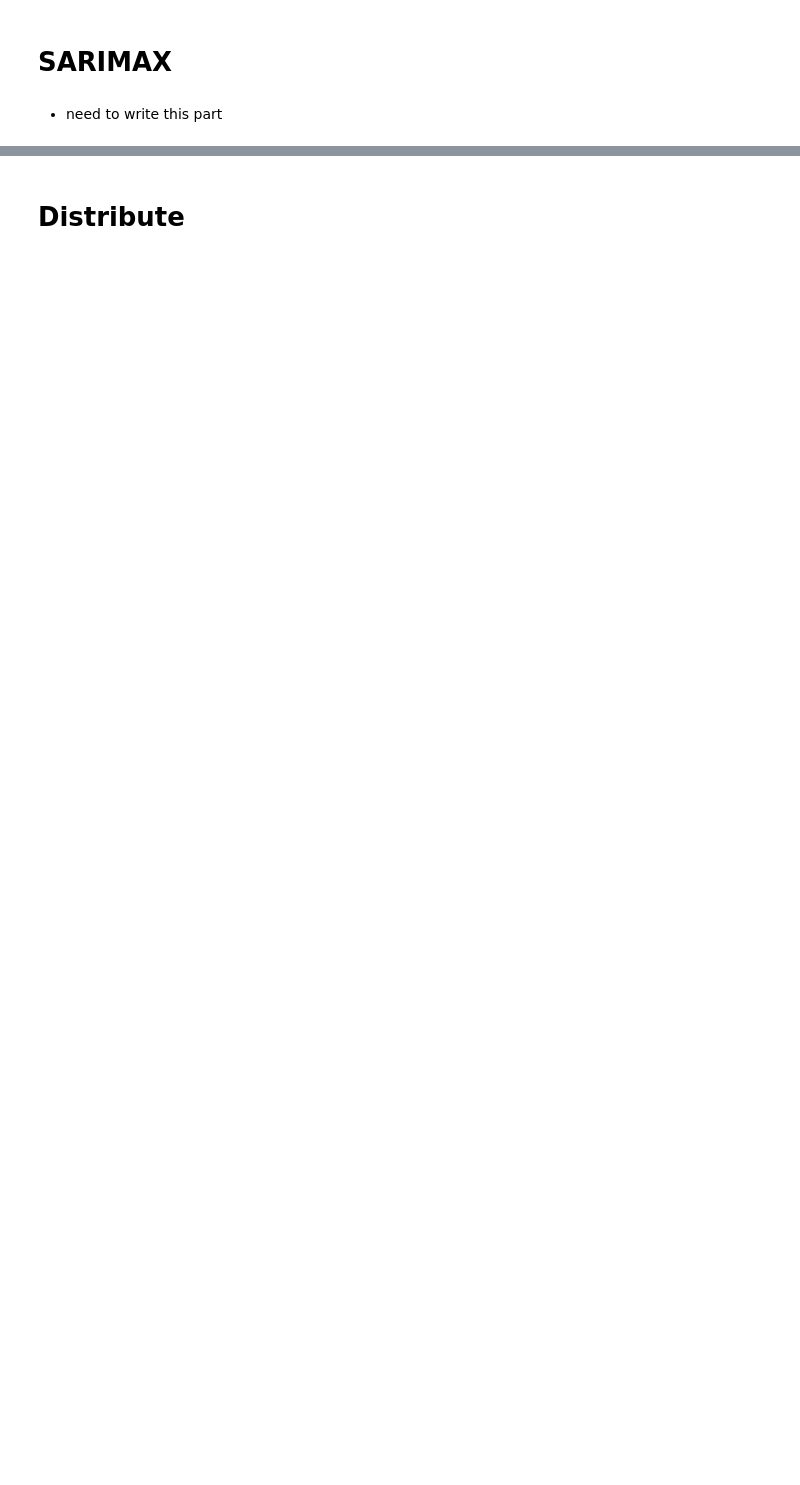
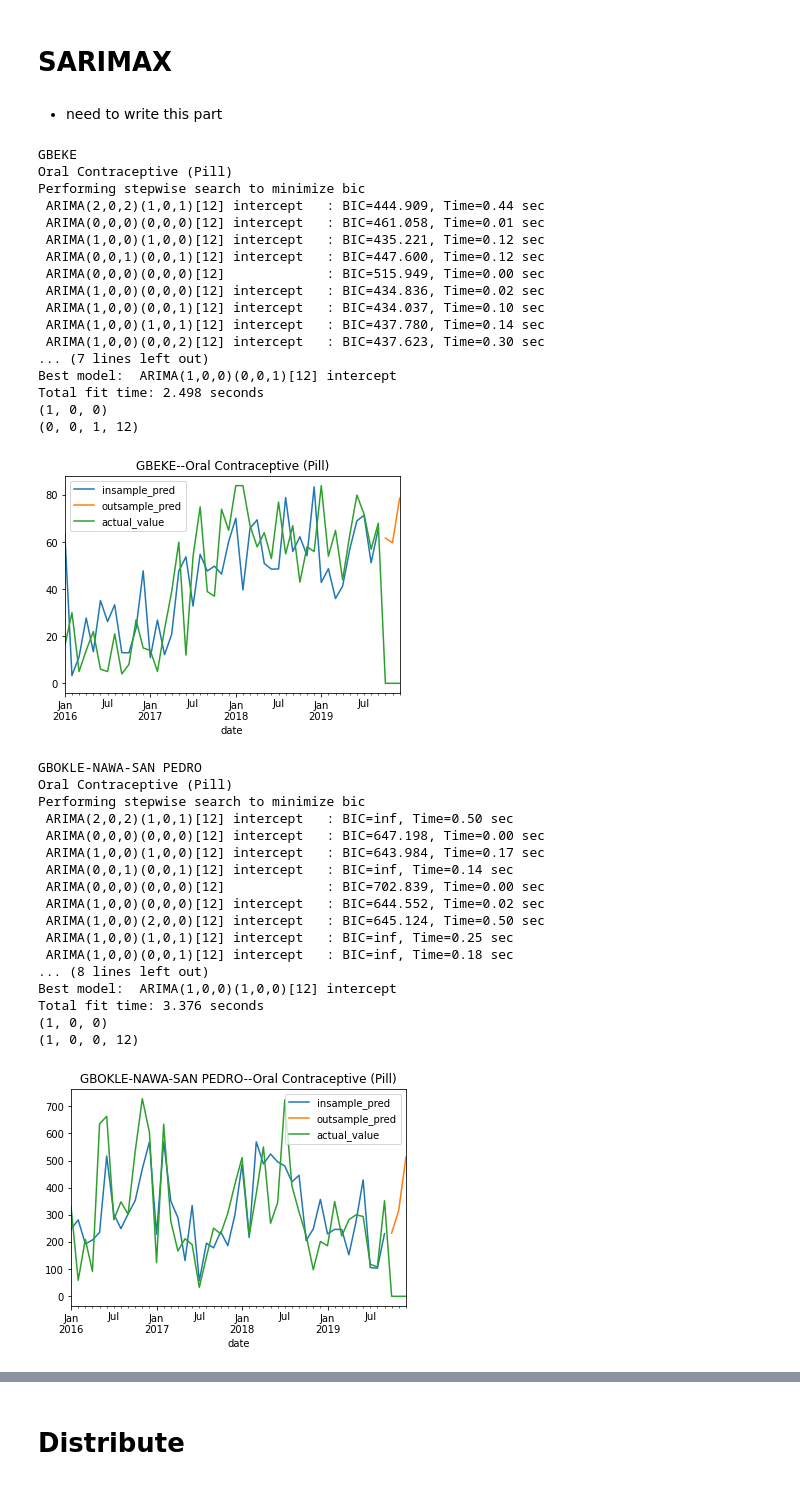
Before and after one commit to herbsh/USAID_Forecast_submit, a Jupyter notebook: 1_code/model_SARIMAX_Distribute_regionproducttype.ipynb, the cells around one changed output, grey strips where cells are left out. Saved outputs shown, nothing was run; the diff lists cells and outputs as text; code cells hidden in the pictures; blank space fills up the shorter version.

```diff
--- a/1_code/model_SARIMAX_Distribute_regionproducttype.ipynb
+++ b/1_code/model_SARIMAX_Distribute_regionproducttype.ipynb
@@ -27,0 +87,11 @@ contraceptive_logistics=contraceptive_logistics.sort_values('date')
+# %%
+product_agg_sum=contraceptive_logistics.groupby(['region','product_type','date'])['stock_distributed'].sum()
+df_product_agg_sum=pd.DataFrame(data=product_agg_sum)
+df_product_agg_sum=df_product_agg_sum.reset_index()
+# %%
+col_continuous=contraceptive_logistics.columns[10:-1].to_list()
+col_continuous.remove('site_type')
+
+for col in col_continuous:
+    print(col)
+    df_product_agg_sum[col]=pd.DataFrame(data=contraceptive_logistics.groupby(['region','product_type','date'])[col].mean().values)
@@ -29,3 +118,60 @@ contraceptive_logistics=contraceptive_logistics.sort_values('date')
 # SARIMAX
 # %% [markdown]
 - need to write this part
+# %%
+col_exog=col_continuous
+# %%
+# test a few
+df_pred_region_product_type=pd.DataFrame()
+for region in df_product_agg_sum['region'].unique()[6:8] :
+    df1=df_product_agg_sum[df_product_agg_sum['region']==region];
+    for product_type in df1['product_type'].unique()[6:8]:
+        df2=df1[df1['product_type']==product_type].copy();
+        df2['date']=pd.to_datetime(df2['date']);
+        df2=df2.set_index(['date']);
+        df2=df2.resample('MS').fillna('nearest')
+        print(region)
+        print(product_type)
+        #fit_and_plot_forecast(df2)
+        if(len(df2)>10):
+            [order,seasonal_order]=auto_arima(df2,col_exog);
+            #result_piece= predict_sarimax(df2,order,seasonal_order,col_exog);
+            result_piece= predict_sarimax(df2,order,seasonal_order,col_exog,plot=1);
+            df_pred_region_product_type=pd.concat([df_pred_region_product_type,result_piece])
+# %% [output]
+GBEKE
+Oral Contraceptive (Pill)
+Performing stepwise search to minimize bic
+ ARIMA(2,0,2)(1,0,1)[12] intercept   : BIC=444.909, Time=0.44 sec
+ ARIMA(0,0,0)(0,0,0)[12] intercept   : BIC=461.058, Time=0.01 sec
+ ARIMA(1,0,0)(1,0,0)[12] intercept   : BIC=435.221, Time=0.12 sec
+ ARIMA(0,0,1)(0,0,1)[12] intercept   : BIC=447.600, Time=0.12 sec
+ ARIMA(0,0,0)(0,0,0)[12]             : BIC=515.949, Time=0.00 sec
+ ARIMA(1,0,0)(0,0,0)[12] intercept   : BIC=434.836, Time=0.02 sec
+ ARIMA(1,0,0)(0,0,1)[12] intercept   : BIC=434.037, Time=0.10 sec
+ ARIMA(1,0,0)(1,0,1)[12] intercept   : BIC=437.780, Time=0.14 sec
+ ARIMA(1,0,0)(0,0,2)[12] intercept   : BIC=437.623, Time=0.30 sec
+... (7 lines left out)
+Best model:  ARIMA(1,0,0)(0,0,1)[12] intercept
+Total fit time: 2.498 seconds
+(1, 0, 0)
+(0, 0, 1, 12)
+[figure, added]
+GBOKLE-NAWA-SAN PEDRO
+Oral Contraceptive (Pill)
+Performing stepwise search to minimize bic
+ ARIMA(2,0,2)(1,0,1)[12] intercept   : BIC=inf, Time=0.50 sec
+ ARIMA(0,0,0)(0,0,0)[12] intercept   : BIC=647.198, Time=0.00 sec
+ ARIMA(1,0,0)(1,0,0)[12] intercept   : BIC=643.984, Time=0.17 sec
+ ARIMA(0,0,1)(0,0,1)[12] intercept   : BIC=inf, Time=0.14 sec
+ ARIMA(0,0,0)(0,0,0)[12]             : BIC=702.839, Time=0.00 sec
+ ARIMA(1,0,0)(0,0,0)[12] intercept   : BIC=644.552, Time=0.02 sec
+ ARIMA(1,0,0)(2,0,0)[12] intercept   : BIC=645.124, Time=0.50 sec
+ ARIMA(1,0,0)(1,0,1)[12] intercept   : BIC=inf, Time=0.25 sec
+ ARIMA(1,0,0)(0,0,1)[12] intercept   : BIC=inf, Time=0.18 sec
+... (8 lines left out)
+Best model:  ARIMA(1,0,0)(1,0,0)[12] intercept
+Total fit time: 3.376 seconds
+(1, 0, 0)
+(1, 0, 0, 12)
+[figure, added]
```
Also changed, not shown: parts of 9 cells of this notebook, 1 other file.
